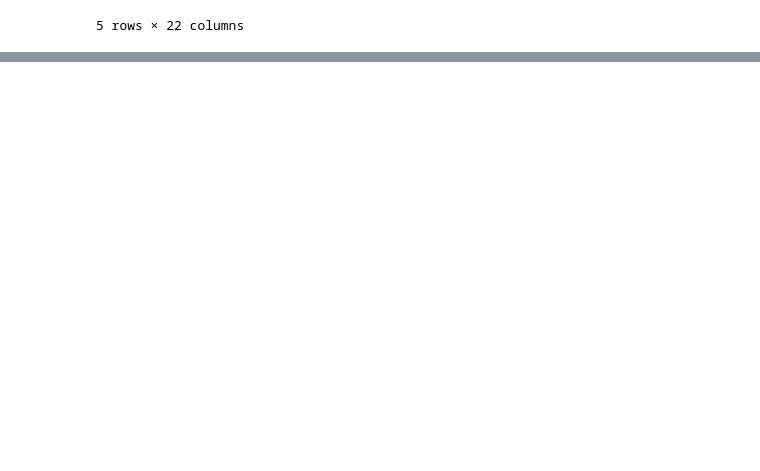
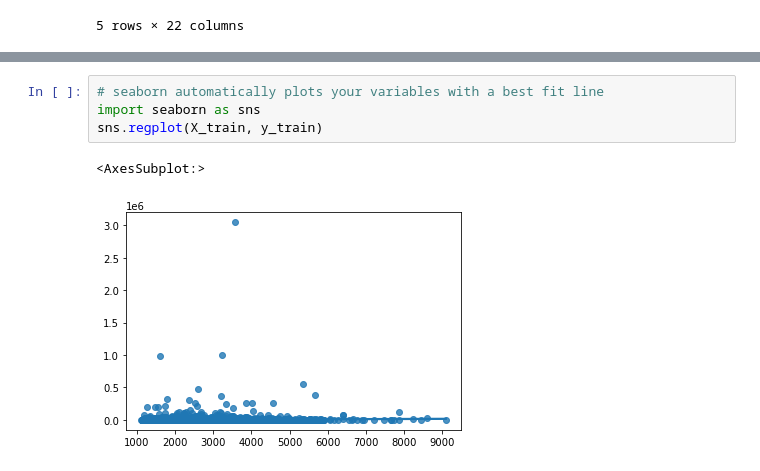
Before and after one commit to zobairhas/Videogame_Trends_Analysis, a Jupyter notebook: preprocessing-steam-data.ipynb, the cells around one changed output, grey strips where cells are left out. Cells and saved outputs as stored; diff of their text form; blank space fills up the shorter version.

```diff
--- a/preprocessing-steam-data.ipynb
+++ b/preprocessing-steam-data.ipynb
@@ -309 +389,8 @@ Testing Score: 0.021169981550764105
+# %%
+# seaborn automatically plots your variables with a best fit line
+import seaborn as sns
+sns.regplot(X_train, y_train)
+# %% [output]
+<AxesSubplot:>
+[figure, added]
 # %%
```
Also changed, not shown: parts of 24 cells of this notebook, 6 other files.
